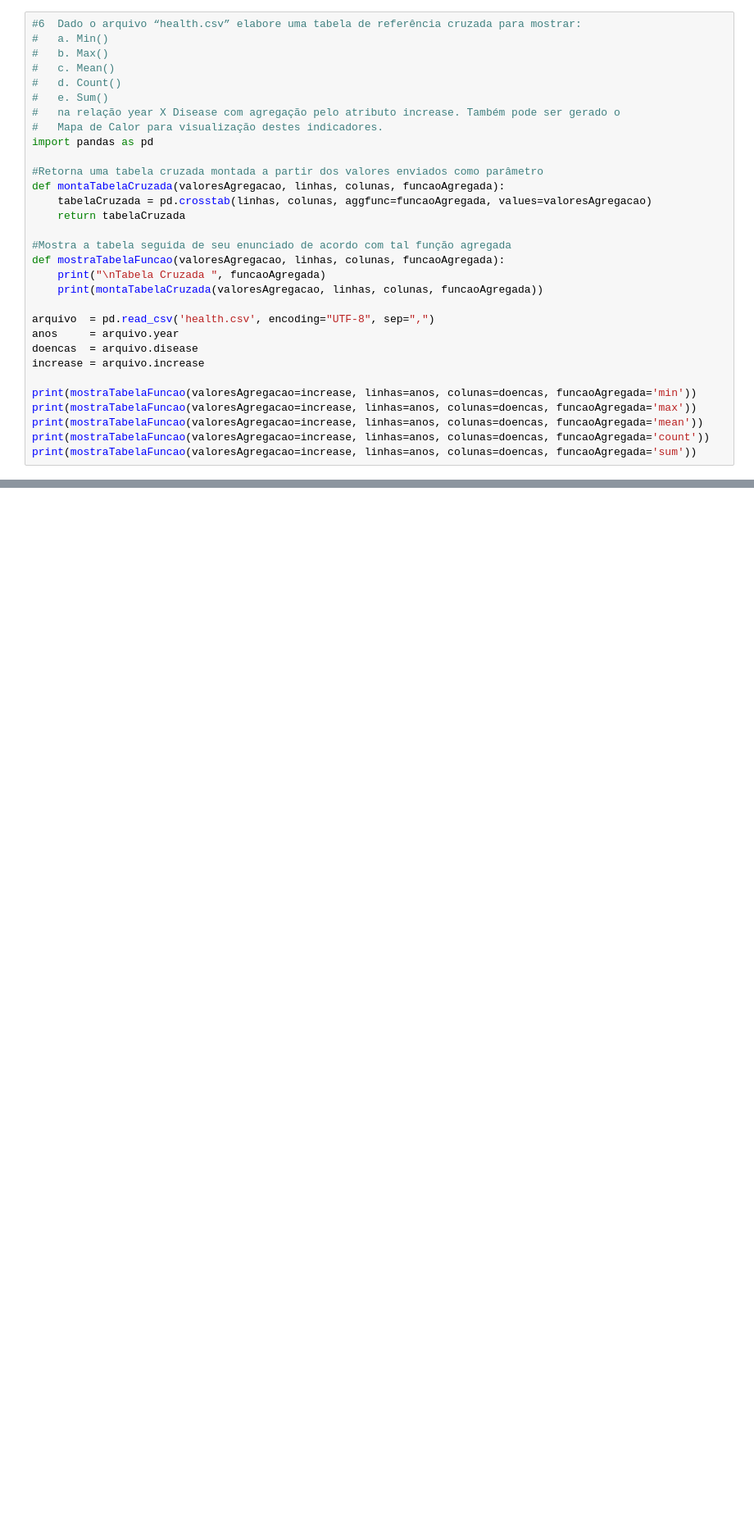
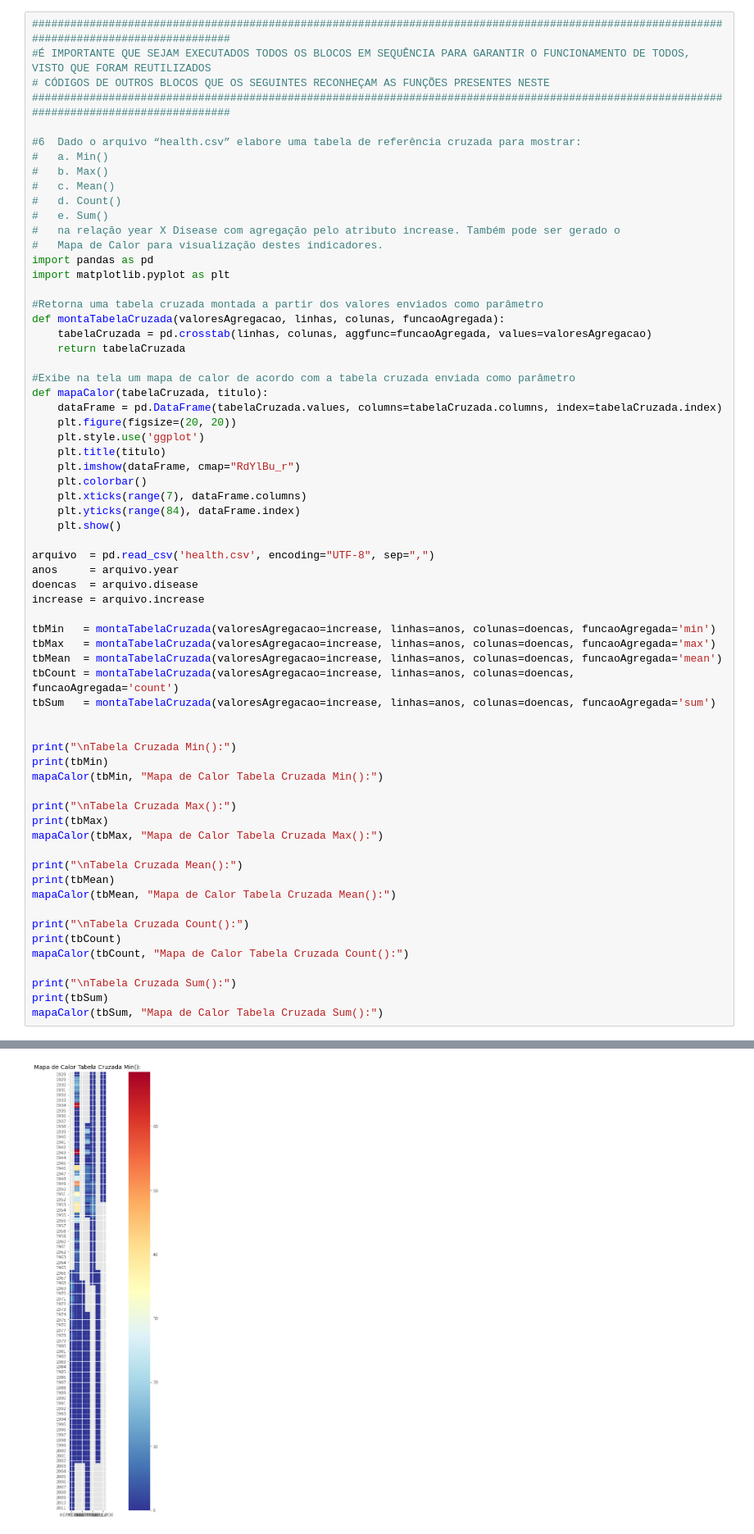
Before and after one commit to CarlosHenriquePinheiroCordeiro/exercicio-visualizacao-dados, a Jupyter notebook: exercicio.ipynb, the cells around one changed output, grey strips where cells are left out. Shown: that part at 82% size. Drawn from its saved outputs; the diff is of its cells as text; blank space fills up the shorter version.

Commit message:
Finalização da questão 6, com demosntração de mapa de calor para cada tabela cruzada, cada qual com sua função agregada

```diff
--- a/exercicio.ipynb
+++ b/exercicio.ipynb
@@ -264,6 +286,11 @@ histograma(pegaDadosJuntos(), 'Árvores', 'Circunferência')
 print("Histograma Dados Separados por Grupos")
 histograma(dados, 'Árvores', 'Circunferência')
 # %%
+###########################################################################################################################################
+#É IMPORTANTE QUE SEJAM EXECUTADOS TODOS OS BLOCOS EM SEQUÊNCIA PARA GARANTIR O FUNCIONAMENTO DE TODOS, VISTO QUE FORAM REUTILIZADOS
+# CÓDIGOS DE OUTROS BLOCOS QUE OS SEGUINTES RECONHEÇAM AS FUNÇÕES PRESENTES NESTE
+###########################################################################################################################################
+
 #6  Dado o arquivo “health.csv” elabore uma tabela de referência cruzada para mostrar:
 #   a. Min()
 #   b. Max()
@@ -273,24 +300,54 @@ histograma(dados, 'Árvores', 'Circunferência')
 #   na relação year X Disease com agregação pelo atributo increase. Também pode ser gerado o
 #   Mapa de Calor para visualização destes indicadores.
 import pandas as pd
+import matplotlib.pyplot as plt
 
 #Retorna uma tabela cruzada montada a partir dos valores enviados como parâmetro
 def montaTabelaCruzada(valoresAgregacao, linhas, colunas, funcaoAgregada):
     tabelaCruzada = pd.crosstab(linhas, colunas, aggfunc=funcaoAgregada, values=valoresAgregacao)
     return tabelaCruzada
 
-#Mostra a tabela seguida de seu enunciado de acordo com tal função agregada
-def mostraTabelaFuncao(valoresAgregacao, linhas, colunas, funcaoAgregada):
-    print("\nTabela Cruzada ", funcaoAgregada)
-    print(montaTabelaCruzada(valoresAgregacao, linhas, colunas, funcaoAgregada))
+#Exibe na tela um mapa de calor de acordo com a tabela cruzada enviada como parâmetro
+def mapaCalor(tabelaCruzada, titulo):
+    dataFrame = pd.DataFrame(tabelaCruzada.values, columns=tabelaCruzada.columns, index=tabelaCruzada.index)
+    plt.figure(figsize=(20, 20))
+    plt.style.use('ggplot')
+    plt.title(titulo)
+    plt.imshow(dataFrame, cmap="RdYlBu_r")
+    plt.colorbar()
+    plt.xticks(range(7), dataFrame.columns)
+    plt.yticks(range(84), dataFrame.index)
+    plt.show()
 
 arquivo  = pd.read_csv('health.csv', encoding="UTF-8", sep=",")
 anos     = arquivo.year
 doencas  = arquivo.disease
 increase = arquivo.increase
 
-print(mostraTabelaFuncao(valoresAgregacao=increase, linhas=anos, colunas=doencas, funcaoAgregada='min'))
-print(mostraTabelaFuncao(valoresAgregacao=increase, linhas=anos, colunas=doencas, funcaoAgregada='max'))
-print(mostraTabelaFuncao(valoresAgregacao=increase, linhas=anos, colunas=doencas, funcaoAgregada='mean'))
-print(mostraTabelaFuncao(valoresAgregacao=increase, linhas=anos, colunas=doencas, funcaoAgregada='count'))
-print(mostraTabelaFuncao(valoresAgregacao=increase, linhas=anos, colunas=doencas, funcaoAgregada='sum'))
+tbMin   = montaTabelaCruzada(valoresAgregacao=increase, linhas=anos, colunas=doencas, funcaoAgregada='min')
+tbMax   = montaTabelaCruzada(valoresAgregacao=increase, linhas=anos, colunas=doencas, funcaoAgregada='max')
+tbMean  = montaTabelaCruzada(valoresAgregacao=increase, linhas=anos, colunas=doencas, funcaoAgregada='mean')
+tbCount = montaTabelaCruzada(valoresAgregacao=increase, linhas=anos, colunas=doencas, funcaoAgregada='count')
+tbSum   = montaTabelaCruzada(valoresAgregacao=increase, linhas=anos, colunas=doencas, funcaoAgregada='sum')
+
+
+print("\nTabela Cruzada Min():")
+print(tbMin)
+mapaCalor(tbMin, "Mapa de Calor Tabela Cruzada Min():")
+
+print("\nTabela Cruzada Max():")
+print(tbMax)
+mapaCalor(tbMax, "Mapa de Calor Tabela Cruzada Max():")
+
+print("\nTabela Cruzada Mean():")
+print(tbMean)
+mapaCalor(tbMean, "Mapa de Calor Tabela Cruzada Mean():")
+
+print("\nTabela Cruzada Count():")
+print(tbCount)
+mapaCalor(tbCount, "Mapa de Calor Tabela Cruzada Count():")
+
+print("\nTabela Cruzada Sum():")
+print(tbSum)
+mapaCalor(tbSum, "Mapa de Calor Tabela Cruzada Sum():")
+# %% [output]
@@ -296,0 +370 @@ print(mostraTabelaFuncao(valoresAgregacao=increase, linhas=anos, colunas=doencas
+[figure, added]
```
Also changed, not shown: parts of 6 cells of this notebook.
